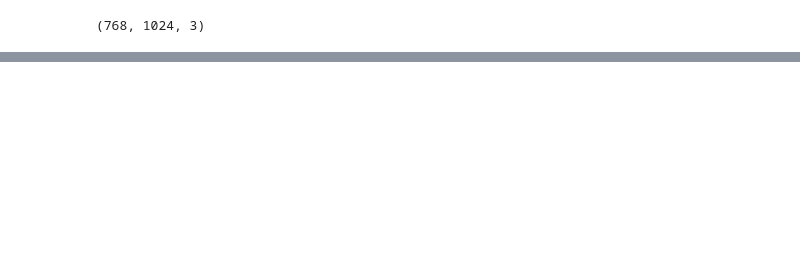
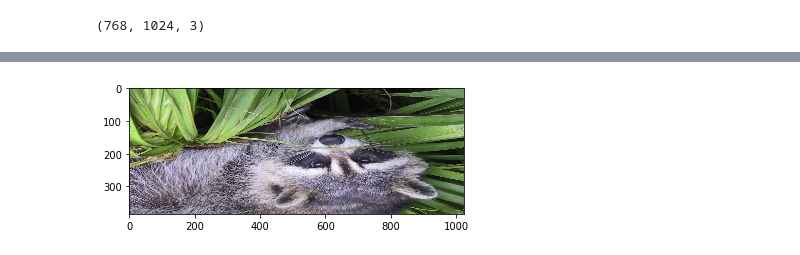
Before and after one commit to 2019-a-gr1-python/py-parra-socasi-jonathan-javier, a Jupyter notebook: 06_Imagenes.ipynb, the cells around one changed output, grey strips where cells are left out. Drawn from its saved outputs; the diff is of its cells as text; code cells hidden in the pictures; blank space fills up the shorter version.

```diff
--- a/06_Imagenes.ipynb
+++ b/06_Imagenes.ipynb
@@ -60,0 +55,5 @@ mapache.shape
+# %%
+plt.imshow(mapache[::-2])
+plt.show()
+# %% [output]
+[figure, added]
```
Also changed, not shown: parts of 8 cells of this notebook.
